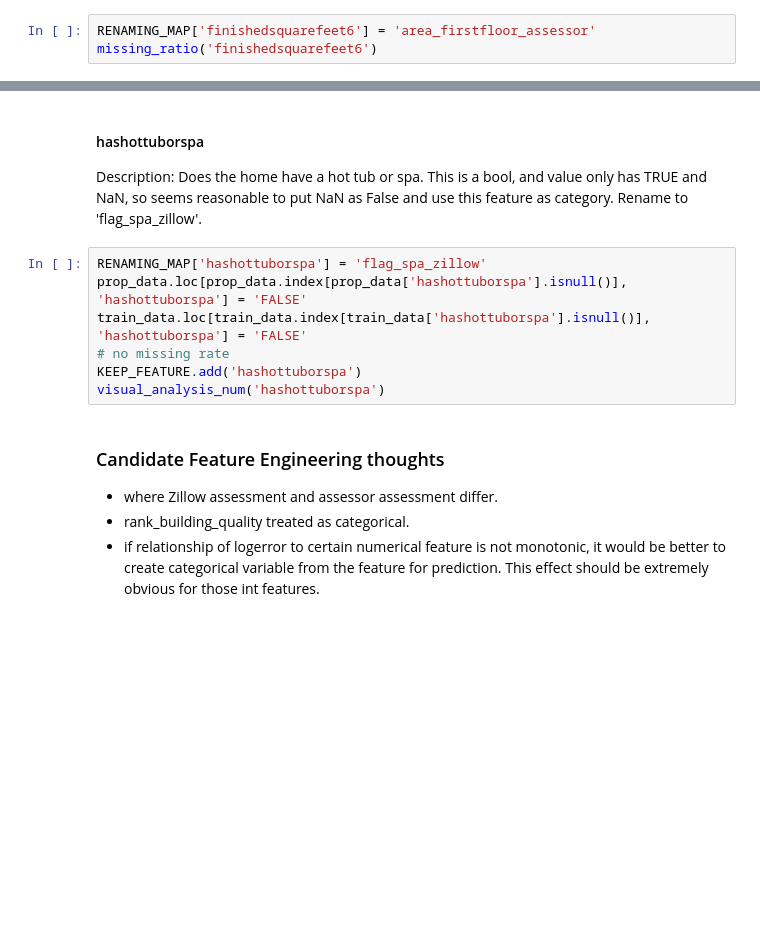
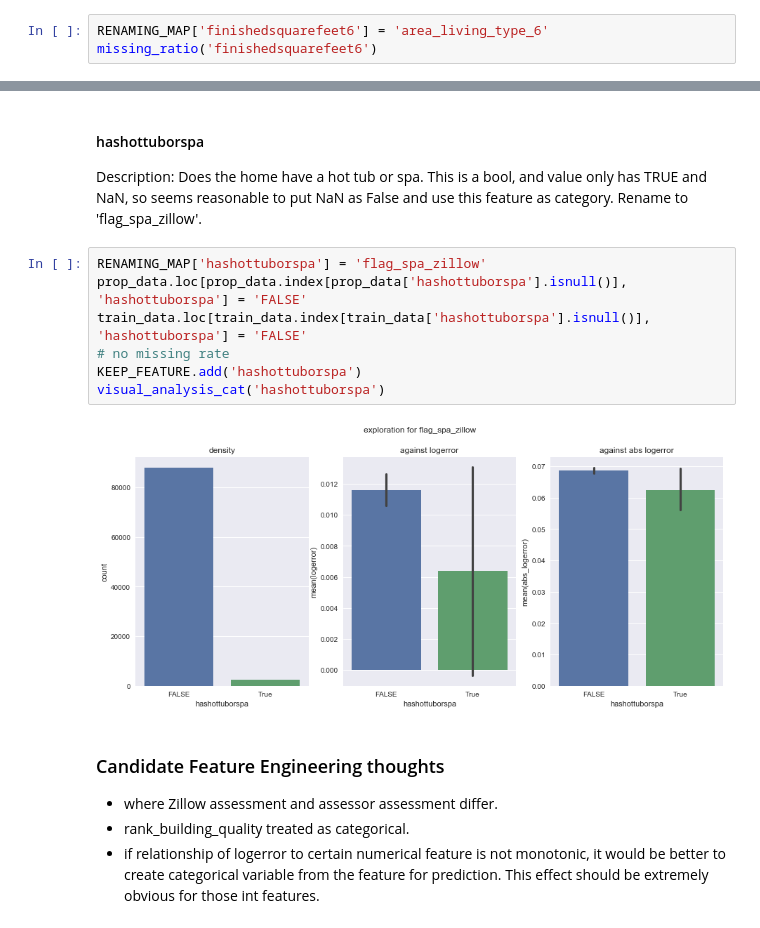
Before and after one commit to mqkh515/udacityMLND, a Jupyter notebook: projects/capstone/capstone.ipynb, the cells around one changed output, grey strips where cells are left out. Saved outputs shown, nothing was run; the diff lists cells and outputs as text; blank space fills up the shorter version.

```diff
--- a/projects/capstone/capstone.ipynb
+++ b/projects/capstone/capstone.ipynb
@@ -397,7 +441,7 @@ high missing rate, drop it.
 
 Description: Base unfinished and finished area. Specific type of living area. Rename to 'area_living_type_6'
 # %%
-RENAMING_MAP['finishedsquarefeet6'] = 'area_firstfloor_assessor'
+RENAMING_MAP['finishedsquarefeet6'] = 'area_living_type_6'
 missing_ratio('finishedsquarefeet6')
 # %% [output]
 missing ratio prop: 0.9926
@@ -515,10 +568,12 @@ Description:  Does the home have a hot tub or spa. This is a bool, and value onl
 # %%
 RENAMING_MAP['hashottuborspa'] = 'flag_spa_zillow'
 prop_data.loc[prop_data.index[prop_data['hashottuborspa'].isnull()], 'hashottuborspa'] = 'FALSE'
 train_data.loc[train_data.index[train_data['hashottuborspa'].isnull()], 'hashottuborspa'] = 'FALSE'
 # no missing rate
 KEEP_FEATURE.add('hashottuborspa')
-visual_analysis_num('hashottuborspa')
+visual_analysis_cat('hashottuborspa')
+# %% [output]
+[figure, added]
 # %% [markdown]
 ### Candidate Feature Engineering thoughts
 
```
Also changed, not shown: parts of 27 cells of this notebook, 2 other files.
